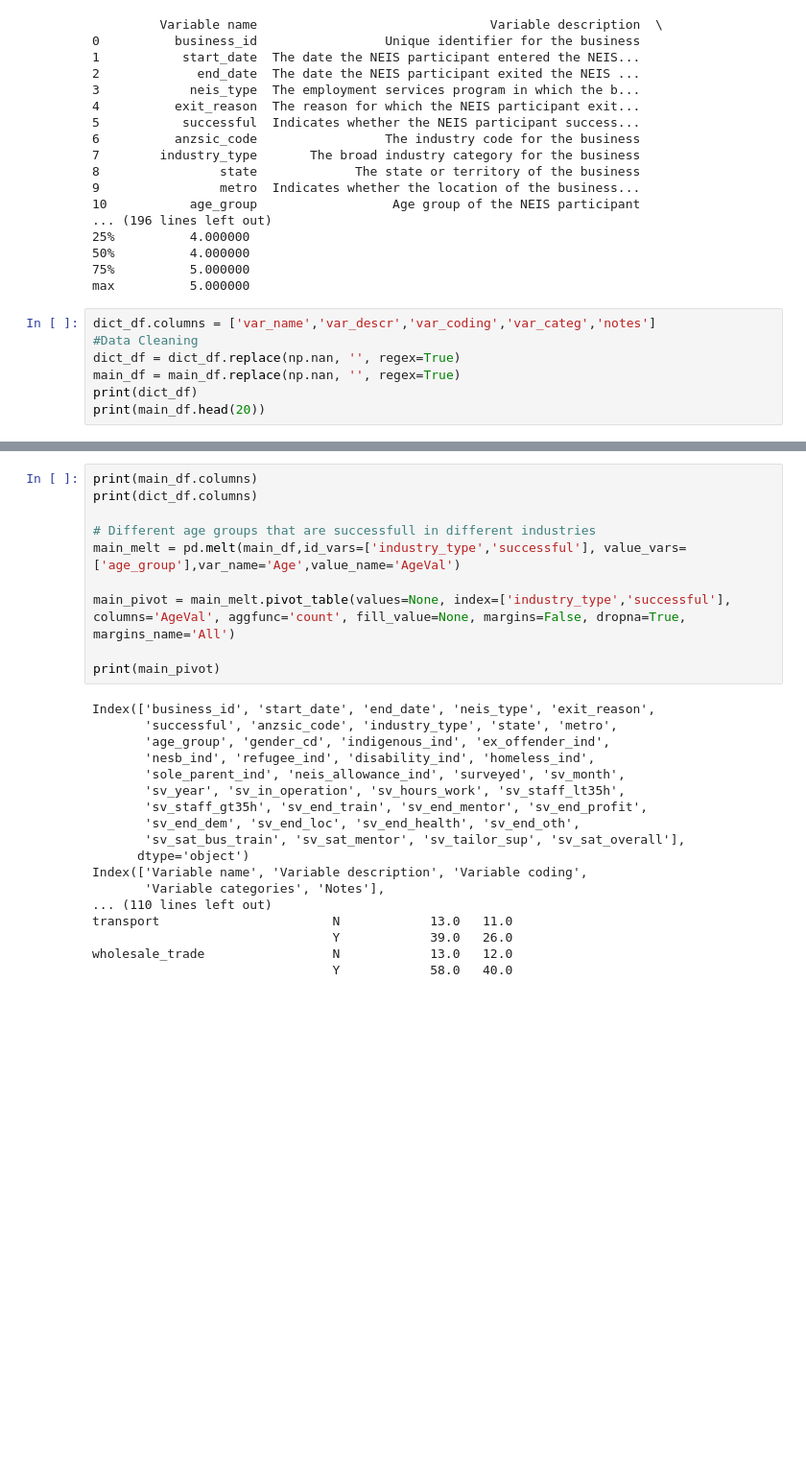
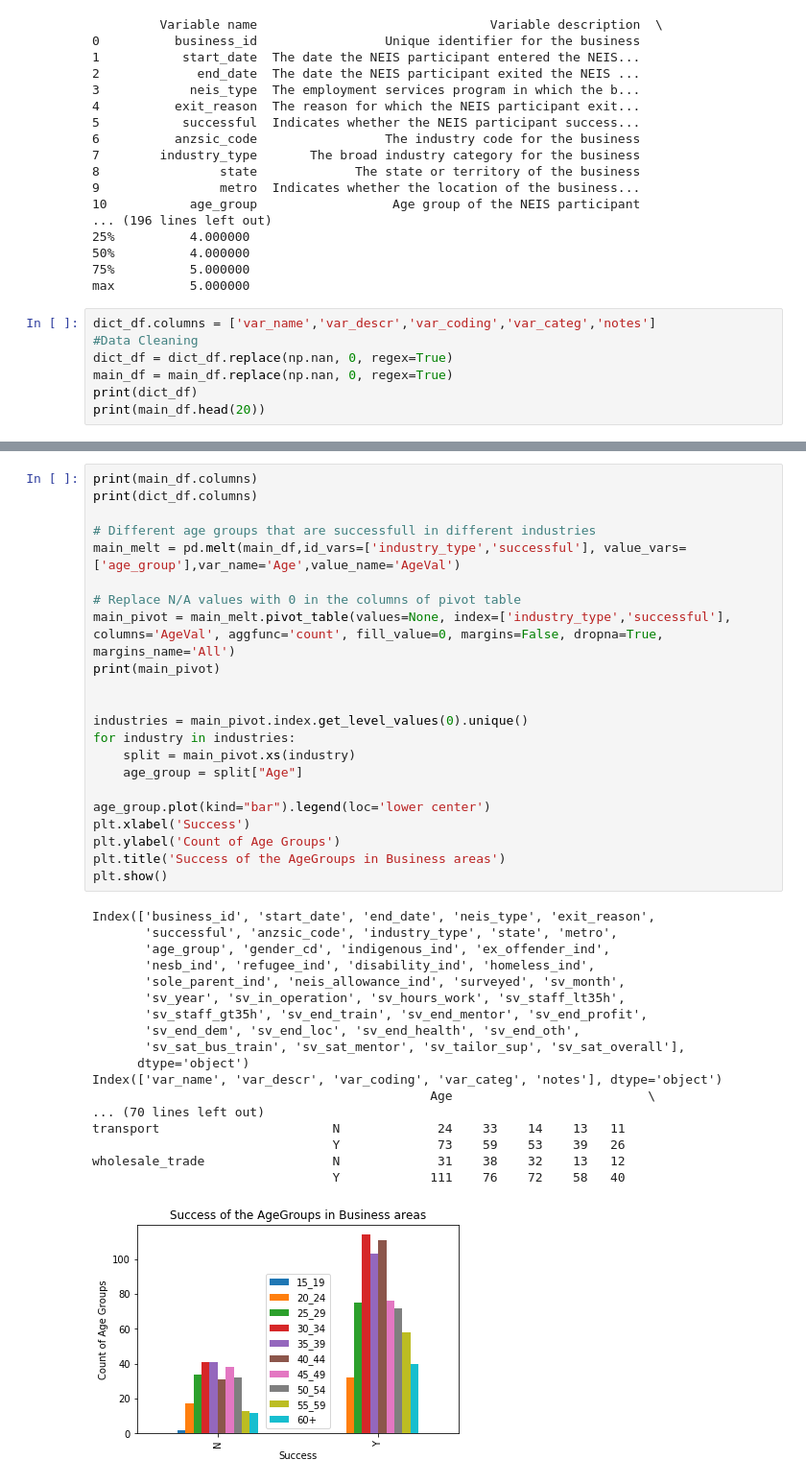
Before and after one commit to vsrajesh1/Capstone_Project_1, a Jupyter notebook: Capstone1_DataWrangling.ipynb, the cells around one changed output, grey strips where cells are left out. Shown: that part at 96% size. Drawn from its saved outputs; the diff is of its cells as text; blank space fills up the shorter version.

```diff
--- a/Capstone1_DataWrangling.ipynb
+++ b/Capstone1_DataWrangling.ipynb
@@ -36,8 +36,8 @@ max          5.000000
 # %%
 dict_df.columns = ['var_name','var_descr','var_coding','var_categ','notes']
 #Data Cleaning
-dict_df = dict_df.replace(np.nan, '', regex=True)
-main_df = main_df.replace(np.nan, '', regex=True)
+dict_df = dict_df.replace(np.nan, 0, regex=True)
+main_df = main_df.replace(np.nan, 0, regex=True)
 print(dict_df)
 print(main_df.head(20))
 # %% [output]
@@ -61,30 +61,43 @@ print(main_df.head(20))
 # %%
 print(main_df.columns)
 print(dict_df.columns)
 
 # Different age groups that are successfull in different industries
 main_melt = pd.melt(main_df,id_vars=['industry_type','successful'], value_vars=['age_group'],var_name='Age',value_name='AgeVal')
 
-main_pivot = main_melt.pivot_table(values=None, index=['industry_type','successful'], columns='AgeVal', aggfunc='count', fill_value=None, margins=False, dropna=True, margins_name='All')
+# Replace N/A values with 0 in the columns of pivot table
+main_pivot = main_melt.pivot_table(values=None, index=['industry_type','successful'], columns='AgeVal', aggfunc='count', fill_value=0, margins=False, dropna=True, margins_name='All')
+print(main_pivot)
 
-print(main_pivot)
+
+industries = main_pivot.index.get_level_values(0).unique()
+for industry in industries:
+    split = main_pivot.xs(industry)
+    age_group = split["Age"]
+
+age_group.plot(kind="bar").legend(loc='lower center')
+plt.xlabel('Success')
+plt.ylabel('Count of Age Groups')
+plt.title('Success of the AgeGroups in Business areas')
+plt.show()
 # %% [output]
 Index(['business_id', 'start_date', 'end_date', 'neis_type', 'exit_reason',
        'successful', 'anzsic_code', 'industry_type', 'state', 'metro',
        'age_group', 'gender_cd', 'indigenous_ind', 'ex_offender_ind',
        'nesb_ind', 'refugee_ind', 'disability_ind', 'homeless_ind',
        'sole_parent_ind', 'neis_allowance_ind', 'surveyed', 'sv_month',
        'sv_year', 'sv_in_operation', 'sv_hours_work', 'sv_staff_lt35h',
        'sv_staff_gt35h', 'sv_end_train', 'sv_end_mentor', 'sv_end_profit',
        'sv_end_dem', 'sv_end_loc', 'sv_end_health', 'sv_end_oth',
        'sv_sat_bus_train', 'sv_sat_mentor', 'sv_tailor_sup', 'sv_sat_overall'],
       dtype='object')
-Index(['Variable name', 'Variable description', 'Variable coding',
-       'Variable categories', 'Notes'],
-... (110 lines left out)
-transport                       N            13.0   11.0
-                                Y            39.0   26.0
-wholesale_trade                 N            13.0   12.0
-                                Y            58.0   40.0
+Index(['var_name', 'var_descr', 'var_coding', 'var_categ', 'notes'], dtype='object')
+                                             Age                          \
+... (70 lines left out)
+transport                       N             24    33    14    13   11
+                                Y             73    59    53    39   26
+wholesale_trade                 N             31    38    32    13   12
+                                Y            111    76    72    58   40
+[figure, added]
 # %%
 main_melt2 = pd.melt(main_df,id_vars=['industry_type','successful'], value_vars=['state'],var_name='State',value_name='StateVal')
```
Also changed, not shown: parts of 3 cells of this notebook.
